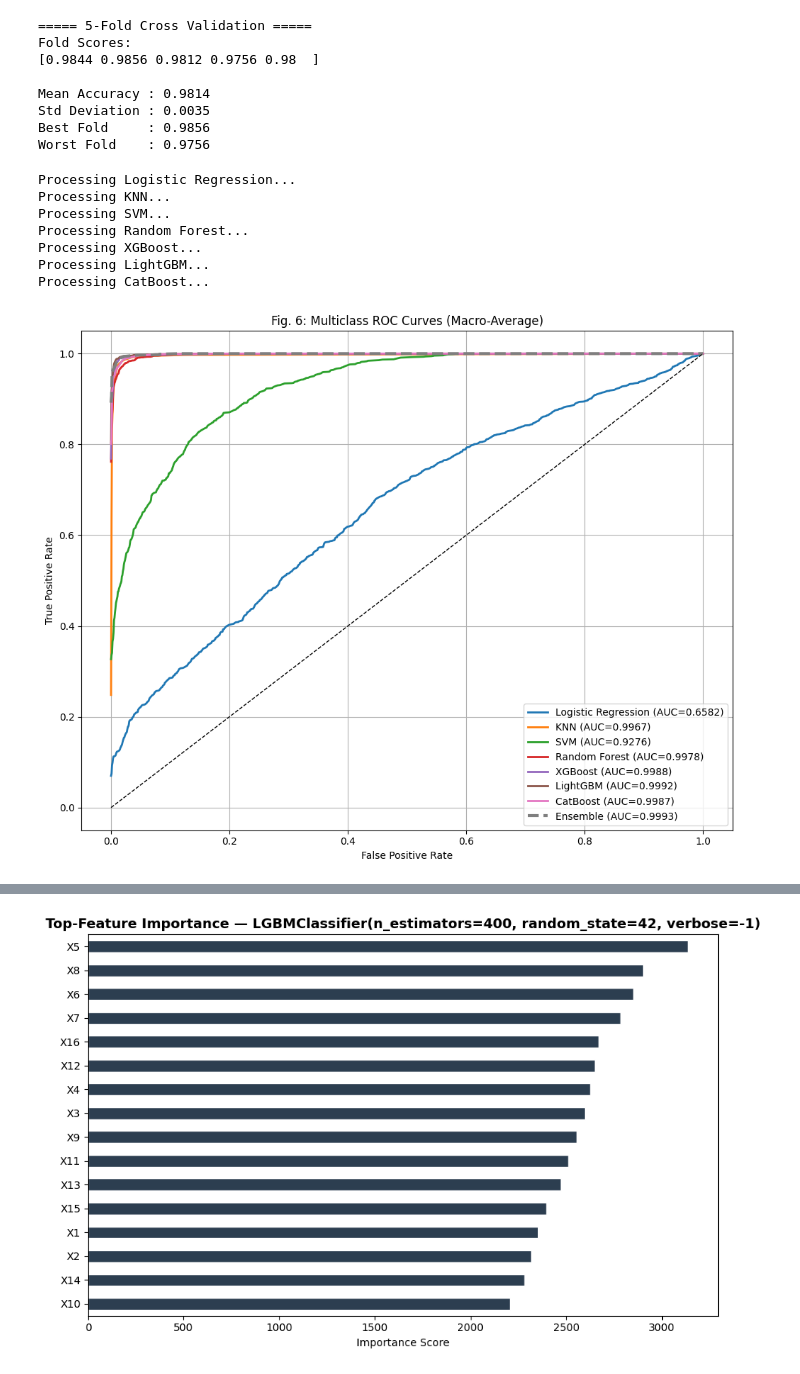
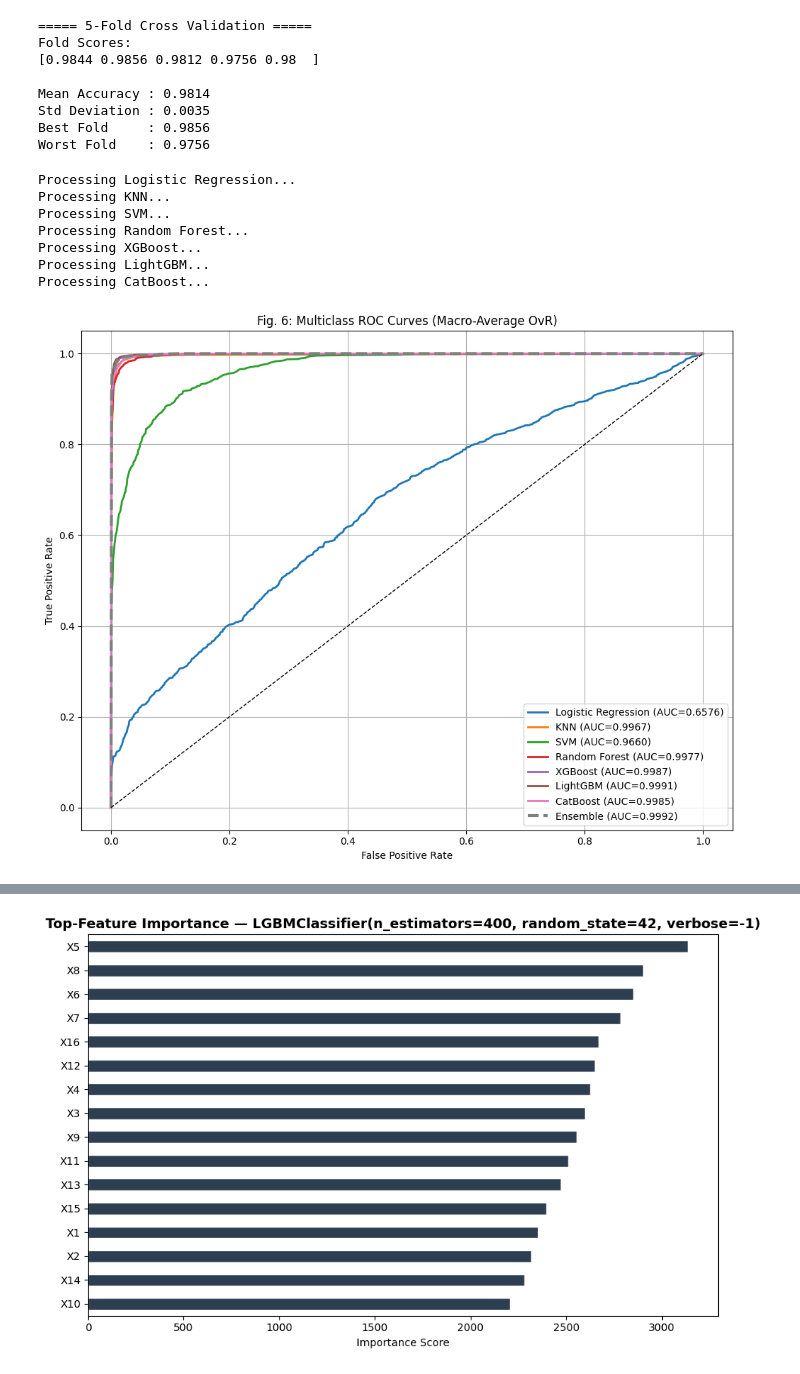
Before and after one commit to proshenjitbarua06-dot/skill-morph, a Jupyter notebook: Ensemble_and_Comparative_Analysis_of_Machine_Learning_Models_for_Multi_Class_Epileptic_Seizure_Detection_Using_16_Channel_EEG_Signals.ipynb, the cells around one changed output, grey strips where cells are left out. Saved outputs shown, nothing was run; the diff lists cells and outputs as text; code cells hidden in the pictures.

```diff
--- a/Ensemble_and_Comparative_Analysis_of_Machine_Learning_Models_for_Multi_Class_Epileptic_Seizure_Detection_Using_16_Channel_EEG_Signals.ipynb
+++ b/Ensemble_and_Comparative_Analysis_of_Machine_Learning_Models_for_Multi_Class_Epileptic_Seizure_Detection_Using_16_Channel_EEG_Signals.ipynb
@@ -106,7 +104,7 @@ print("✅ Data Preprocessed | Train:", X_train.shape, "Test:", X_test.shape)
 models = {
     "Logistic Regression": LogisticRegression(max_iter=1000, random_state=42),
     "KNN": KNeighborsClassifier(n_neighbors=5),
-    "SVM": SVC(kernel='rbf', probability=True, random_state=42),
+    "SVM": SVC(kernel='rbf', C=10, gamma="scale", probability=True, random_state=42),
     "Random Forest": RandomForestClassifier(n_estimators=200, random_state=42),
     "XGBoost": XGBClassifier(n_estimators=400, random_state=42, eval_metric='mlogloss'),
     "LightGBM": LGBMClassifier(n_estimators=400, random_state=42, verbose=-1),
@@ -372,34 +370,46 @@ for name, model in models.items():
 
     print(f"Processing {name}...")
 
-    # Use scaled features for LR/KNN/SVM
+    # Scale-dependent models
     if name in ["Logistic Regression", "KNN", "SVM"]:
+
         model.fit(X_train_scaled, y_train)
 
-        if hasattr(model, "predict_proba"):
-            y_score = model.predict_proba(X_test_scaled)
-        else:
-            y_score = model.decision_function(X_test_scaled)
+        y_score = model.predict_proba(X_test_scaled)
 
     else:
+
         model.fit(X_train, y_train)
 
-        if hasattr(model, "predict_proba"):
-            y_score = model.predict_proba(X_test)
-        else:
-            y_score = model.decision_function(X_test)
+        y_score = model.predict_proba(X_test)
 
-    # Compute ROC curve for each class
-    fpr = dict()
-    tpr = dict()
+    # -------------------------
+    # Macro AUC (CORRECT WAY)
+    # -------------------------
+
+    macro_auc = roc_auc_score(
+        y_test_bin,
+        y_score,
+        multi_class='ovr',
+        average='macro'
+    )
+
+    roc_auc_results[name] = macro_auc
+
+    # -------------------------
+    # Macro ROC Curve
+    # -------------------------
+
+    fpr = {}
+    tpr = {}
 
     for i in range(n_classes):
+
         fpr[i], tpr[i], _ = roc_curve(
             y_test_bin[:, i],
             y_score[:, i]
         )
 
-    # Macro-average ROC
     all_fpr = np.unique(
         np.concatenate([fpr[i] for i in range(n_classes)])
     )
@@ -407,29 +417,48 @@ for name, model in models.items():
     mean_tpr = np.zeros_like(all_fpr)
 
     for i in range(n_classes):
-        mean_tpr += np.interp(all_fpr, fpr[i], tpr[i])
+
+        mean_tpr += np.interp(
+            all_fpr,
+            fpr[i],
+            tpr[i]
+        )
 
     mean_tpr /= n_classes
 
-    roc_auc = auc(all_fpr, mean_tpr)
-
-    roc_auc_results[name] = roc_auc
+    # Force ROC to start at (0,0) and end at (1,1)
+    mean_tpr[0] = 0.0
+    mean_tpr[-1] = 1.0
 
     plt.plot(
         all_fpr,
         mean_tpr,
         lw=2,
-        label=f"{name} (AUC={roc_auc:.4f})"
+        label=f"{name} (AUC={macro_auc:.4f})"
     )
 
-# Ensemble
+# -------------------------
+# Ensemble Model
+# -------------------------
+
 ensemble.fit(X_train, y_train)
+
 ensemble_score = ensemble.predict_proba(X_test)
+
+ensemble_auc = roc_auc_score(
+    y_test_bin,
+    ensemble_score,
+    multi_class='ovr',
+    average='macro'
+)
+
+roc_auc_results["Ensemble"] = ensemble_auc
 
 fpr = {}
 tpr = {}
 
 for i in range(n_classes):
+
     fpr[i], tpr[i], _ = roc_curve(
         y_test_bin[:, i],
         ensemble_score[:, i]
@@ -442,45 +471,50 @@ all_fpr = np.unique(
 mean_tpr = np.zeros_like(all_fpr)
 
 for i in range(n_classes):
-    mean_tpr += np.interp(all_fpr, fpr[i], tpr[i])
+
+    mean_tpr += np.interp(
+        all_fpr,
+        fpr[i],
+        tpr[i]
+    )
 
 mean_tpr /= n_classes
 
-ensemble_auc = auc(all_fpr, mean_tpr)
-
-roc_auc_results["Ensemble"] = ensemble_auc
+mean_tpr[0] = 0.0
+mean_tpr[-1] = 1.0
 
 plt.plot(
     all_fpr,
     mean_tpr,
     lw=3,
     linestyle='--',
     label=f"Ensemble (AUC={ensemble_auc:.4f})"
 )
 
+# Random classifier line
 plt.plot(
     [0,1],
     [0,1],
     'k--',
     lw=1
 )
 
 plt.xlabel("False Positive Rate")
 plt.ylabel("True Positive Rate")
-plt.title("Fig. 6: Multiclass ROC Curves (Macro-Average)")
+plt.title("Fig. 6: Multiclass ROC Curves (Macro-Average OvR)")
 plt.legend(loc="lower right")
 plt.grid(True)
 plt.tight_layout()
 plt.show()
 # %% [output]
 Processing Logistic Regression...
 Processing KNN...
 Processing SVM...
 Processing Random Forest...
 Processing XGBoost...
 Processing LightGBM...
 Processing CatBoost...
-[figure, old version]
+[figure, new version]
 # %%
 roc_df = pd.DataFrame(
     roc_auc_results.items(),
```
Also changed, not shown: parts of 9 cells of this notebook.
